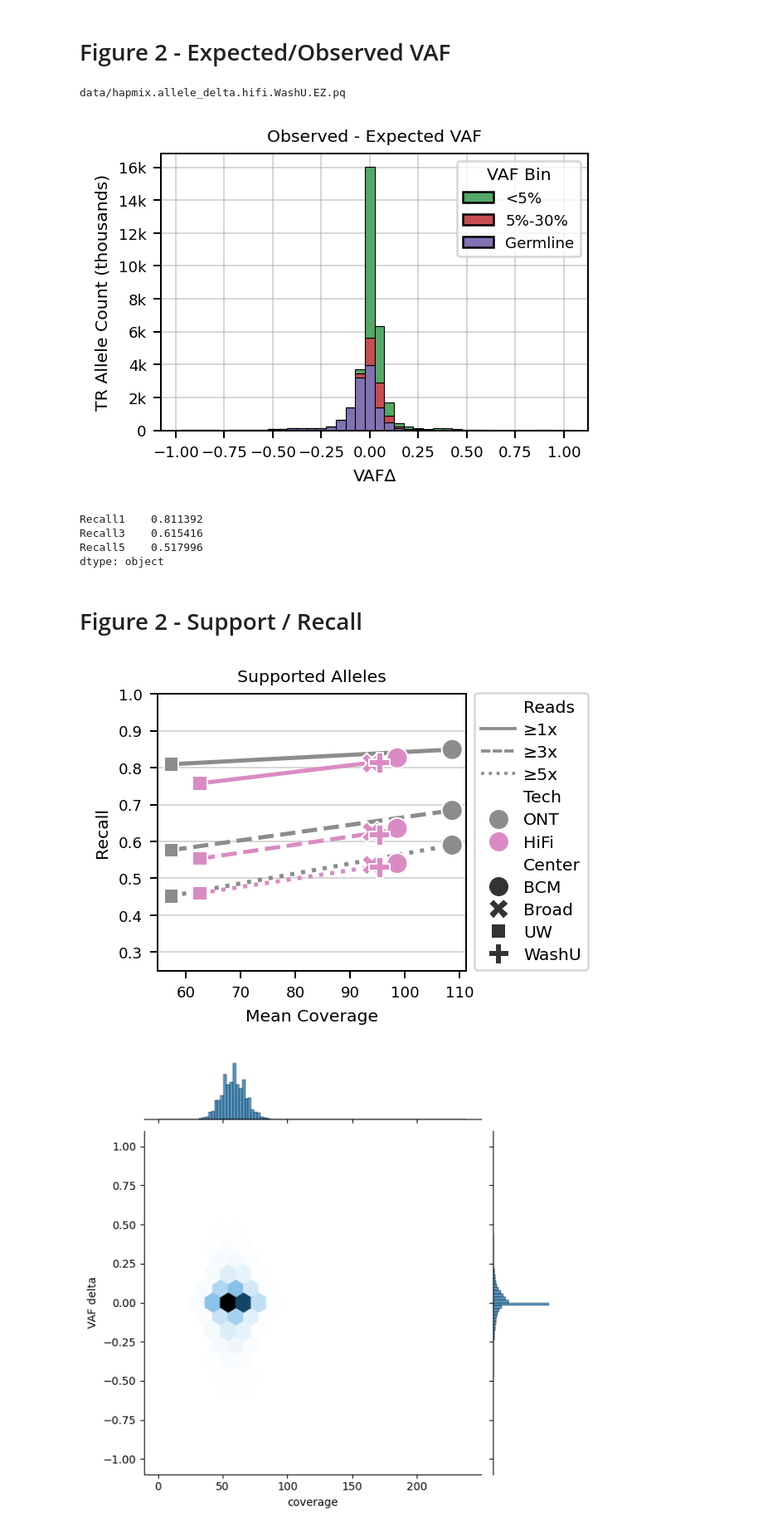
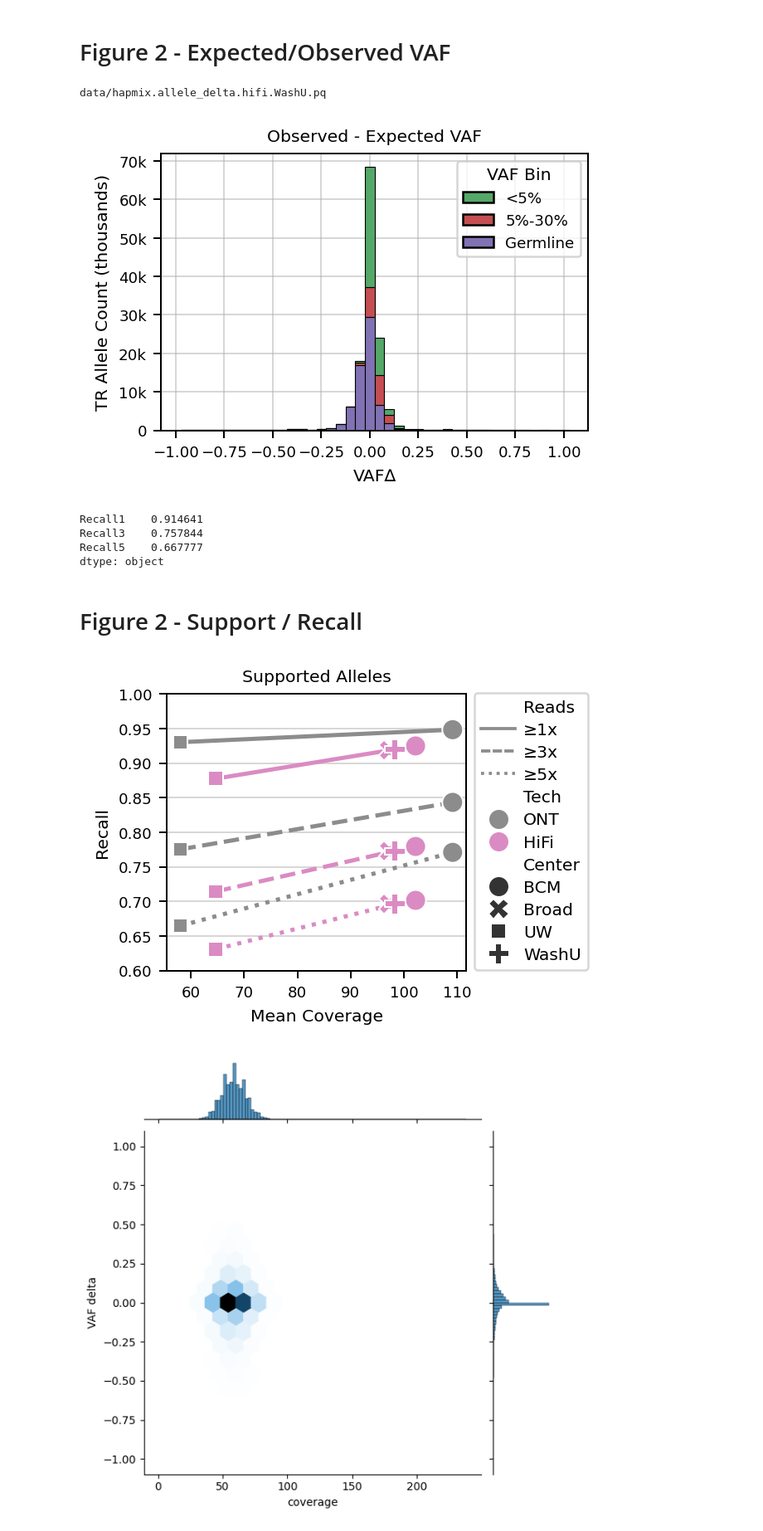
Before and after one commit to BCM-HGSC/SMaHT_MIMS, a Jupyter notebook: allele_delta/ObservedVAF.ipynb, the cells around one changed output. Shown at 83% size. Cells and saved outputs as stored; diff of their text form; code cells hidden in the pictures.

Commit message:
resetting TR allele delta

```diff
--- a/allele_delta/ObservedVAF.ipynb
+++ b/allele_delta/ObservedVAF.ipynb
@@ -8,7 +8,7 @@ from scipy.stats import pearsonr
 from collections import Counter
 import glob
 # %%
-truth = pd.read_csv("data/allele.deltas.v2easy.txt", sep='\t')
+truth = pd.read_csv("data/allele.deltas.txt", sep='\t')
 props = {"HG00438": 0.5 / 100,
          "HG002":   2 / 100,
          "HG02257": 2 / 100,
@@ -116,7 +108,7 @@ def match_reads_to_haplotypes(data):
 parts = []
 for fn in glob.glob("data/hapmix*tsv"):
     _, tech, _, center = fn.split('/')[1].split('.')[0].split('_')
-    out_name = f"data/hapmix.allele_delta.{tech}.{center}.EZ.pq"
+    out_name = f"data/hapmix.allele_delta.{tech}.{center}.pq"
     print("starting", out_name)
 
     data = pd.read_csv(fn, sep='\t', names=["chrom", "start", "end", "data"])
@@ -144,12 +136,12 @@ starting data/hapmix.allele_delta.hifi.Broad.EZ.pq
 starting data/hapmix.allele_delta.ontStd.BCM.EZ.pq
 starting data/hapmix.allele_delta.hifi.BCM.EZ.pq
 # %%
-files = ["data/hapmix.allele_delta.hifi.BCM.EZ.pq",
-         "data/hapmix.allele_delta.hifi.Broad.EZ.pq",
-         "data/hapmix.allele_delta.hifi.UW.EZ.pq",
-         "data/hapmix.allele_delta.hifi.WashU.EZ.pq",
-         "data/hapmix.allele_delta.ontStd.BCM.EZ.pq",
-         "data/hapmix.allele_delta.ontStd.UW.EZ.pq"]
+files = ["data/hapmix.allele_delta.hifi.BCM.pq",
+         "data/hapmix.allele_delta.hifi.Broad.pq",
+         "data/hapmix.allele_delta.hifi.UW.pq",
+         "data/hapmix.allele_delta.hifi.WashU.pq",
+         "data/hapmix.allele_delta.ontStd.BCM.pq",
+         "data/hapmix.allele_delta.ontStd.UW.pq"]
 fig, ax = plt.subplots(nrows=2,
                        ncols=len(files),
                        figsize=(5 * len(files), 8),
@@ -171,12 +163,12 @@ for i, fn in enumerate(files):
     # Condition 2: at least one non-zero expected_len
     cond2 = j['expected_len'].ne(0).groupby(['chrom', 'start', 'end']).any()
     # Combine both conditions
-    keep = cond1 & cond2 & (j['span'] < 250)
+    keep = cond1 & cond2 # & (j['span'] < 250)
     # Subset data
     data = j.loc[keep[keep].index].reset_index()
 
 
-    _, _, tech, center, _, _ = fn.split('/')[1].split('.')
+    _, _, tech, center, _ = fn.split('/')[1].split('.')
     tech = {'hifi': 'HiFi', 'ontStd':"ONT"}[tech]
     unq = data[['chrom', 'start', 'end', 'coverage']].drop_duplicates()
     p = sb.histplot(data=unq, x='coverage',
@@ -300,7 +282,7 @@ palette = sb.color_palette('deep', n_colors=8)
 # Figure 2 - Expected/Observed VAF
 # %%
 import numpy as np
-files = ["data/hapmix.allele_delta.hifi.WashU.EZ.pq"]
+files = ["data/hapmix.allele_delta.hifi.WashU.pq"]
 fig, ax = plt.subplots(nrows=1,
                        ncols=1,
                        figsize=(3.55, 2.62),
@@ -331,11 +313,11 @@ for i, fn in enumerate(files):
     #cond3 = j[j['expected_len'] != 0]['expected_len'].abs().lt(100).groupby(['chrom', 'start', 'end']).all()
 
     # Combine both conditions
-    keep = cond1 & cond2 & (j['span'] < 250)
+    keep = cond1 & cond2 #& (j['span'] < 250)
     # Subset data
     data = j.loc[keep[keep].index].reset_index()
 
-    _, _, tech, center, _, _ = fn.split('/')[1].split('.')
+    _, _, tech, center, _ = fn.split('/')[1].split('.')
     tech = {'hifi': 'HiFi', 'ontStd':"ONT"}[tech]
     data['VAF Bin'] =  pd.cut(data['expected_vaf'],
                               bins=[0, 0.05, 0.30, 1],
@@ -366,8 +348,8 @@ ax[0][0].yaxis.set_major_formatter(FuncFormatter(thousands_formatter))
 plt.tight_layout()
 plt.show()
 # %% [output]
-data/hapmix.allele_delta.hifi.WashU.EZ.pq
+data/hapmix.allele_delta.hifi.WashU.pq
-[figure, old version]
+[figure, new version]
 # %%
 cols = []
 for i in [1, 3, 5]:
@@ -376,9 +358,9 @@ for i in [1, 3, 5]:
     cols.append(name)
 full_summary[cols].mean()
 # %% [output]
-Recall1    0.811392
-Recall3    0.615416
-Recall5    0.517996
+Recall1    0.914641
+Recall3    0.757844
+Recall5    0.667777
 dtype: object
 # %% [markdown]
 # Figure 2 - Support / Recall
@@ -410,6 +392,7 @@ for idx, i in enumerate(x):
         ax=ax_sub,
         legend = idx == 0,
         s=100, zorder=3,
+        alpha=1,
         palette=palette[-2:]
 
     )
@@ -435,7 +418,7 @@ for idx, i in enumerate(x):
     ax_sub.set(
         title=f"Supported Alleles",
         ylabel="Recall",
-        ylim=(0.25, 1.0),
+        ylim=(0.6, 1.0),
     )
 
 
@@ -493,34 +476,34 @@ combined_handles = [
                     combined_handles[5],
                     combined_handles[7],
                     combined_handles[9]]
 
 # Now place the legend inside ax[0][0]
 #ax[0][0].legend(bbox_to_anchor=(1, 1), loc='upper left')
 
 
 legend = ax[0][0].legend(
     handles=combined_handles,
     labels=combined_labels,
     ncol=1,
     loc='upper left',
     bbox_to_anchor=(1, 1.0345),  # fine-tune as needed
     #bbox_transform=ax[0][0].transAxes,
     frameon=True,
     handletextpad=0.5,
     columnspacing=1,
     labelspacing=0.4,
     fontsize=scaled_fontsize(8, 6.5),
 )
 
 combined_labels = ['Reads', '≥3x', '≥5x']
 combined_handles = [Line2D([], [], linestyle='None'),
                      Line2D([], [], linestyle='dashed', color=palette[-1]),
                      Line2D([], [], linestyle='dotted', color=palette[-1])]
 
 plt.tight_layout()
 plt.show()
 # %% [output]
-[figure, old version]
+[figure, new version]
 # %%
 p = sb.jointplot(data=data, x="coverage", kind='hex', y="VAF delta",
                 joint_kws=dict(gridsize=20),
```
Also changed, not shown: parts of 6 cells of this notebook.
